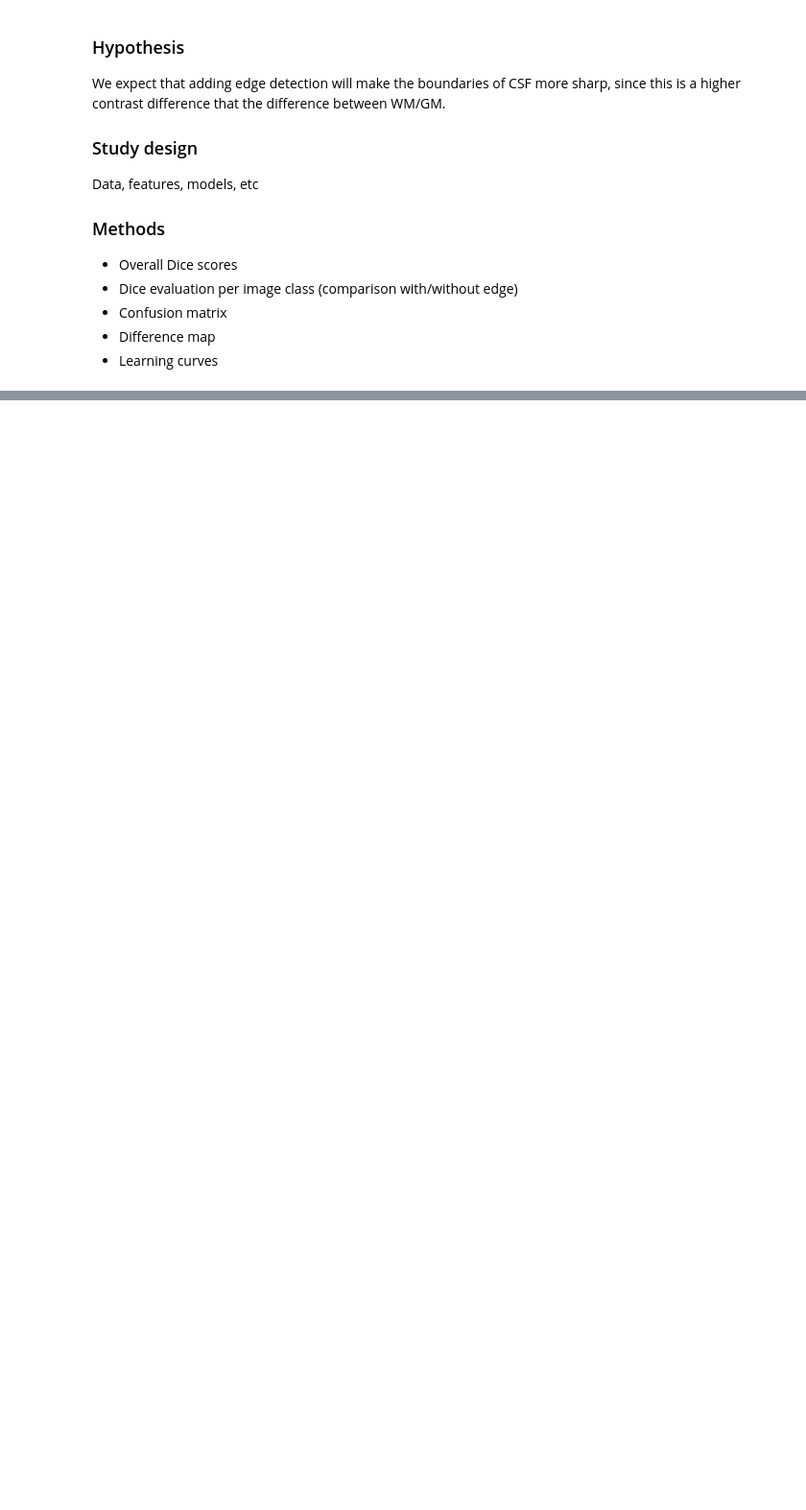
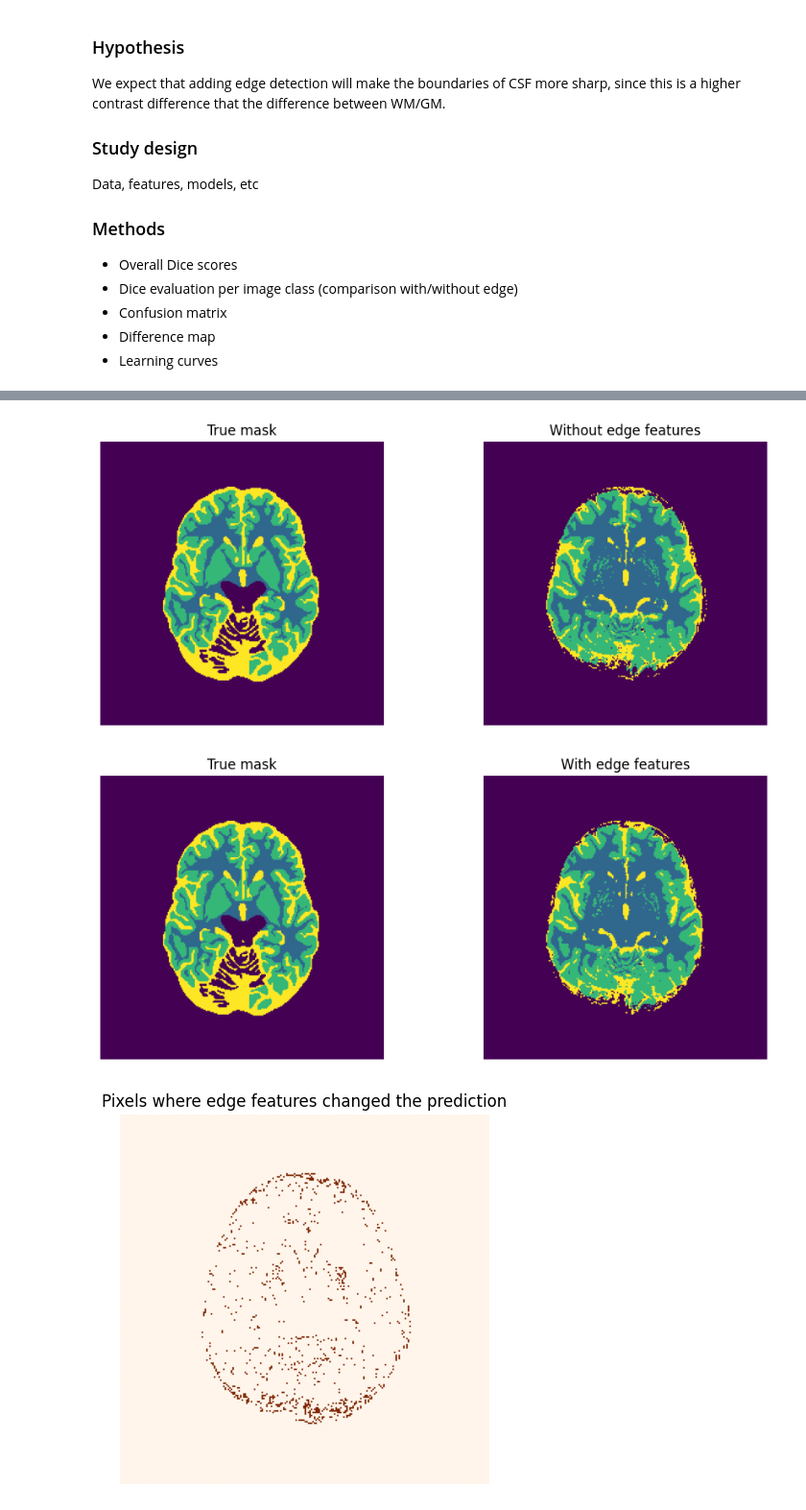
Before and after one commit to ariana-kdr/8be030-assignment2, a Jupyter notebook: reader/2.6_segmentation_project.ipynb, the cells around one changed output, grey strips where cells are left out. Shown at 96% size. Saved outputs shown, nothing was run; the diff lists cells and outputs as text; code cells hidden in the pictures; blank space fills up the shorter version.

```diff
--- a/reader/2.6_segmentation_project.ipynb
+++ b/reader/2.6_segmentation_project.ipynb
@@ -521,0 +588,18 @@ Data, features, models, etc
+# %%
+# DIFFERENCE MAP
+
+util.show_segmentation(y_test, pred_no_edge, title='Without edge features')
+util.show_segmentation(y_test, pred_edge, title='With edge features')
+
+# Difference map: where do the two predictions disagree?
+# would be nice to overlay this on the actual ground truth mask
+diff_map = (pred_no_edge != pred_edge).reshape(240, 240)
+plt.figure(figsize=(5,5))
+plt.imshow(diff_map, cmap='Oranges')
+plt.title('Pixels where edge features changed the prediction')
+plt.axis('off')
+plt.show()
+# %% [output]
+[figure, added]
+[figure, added]
+[figure, added]
```
Also changed, not shown: parts of 7 cells of this notebook.
